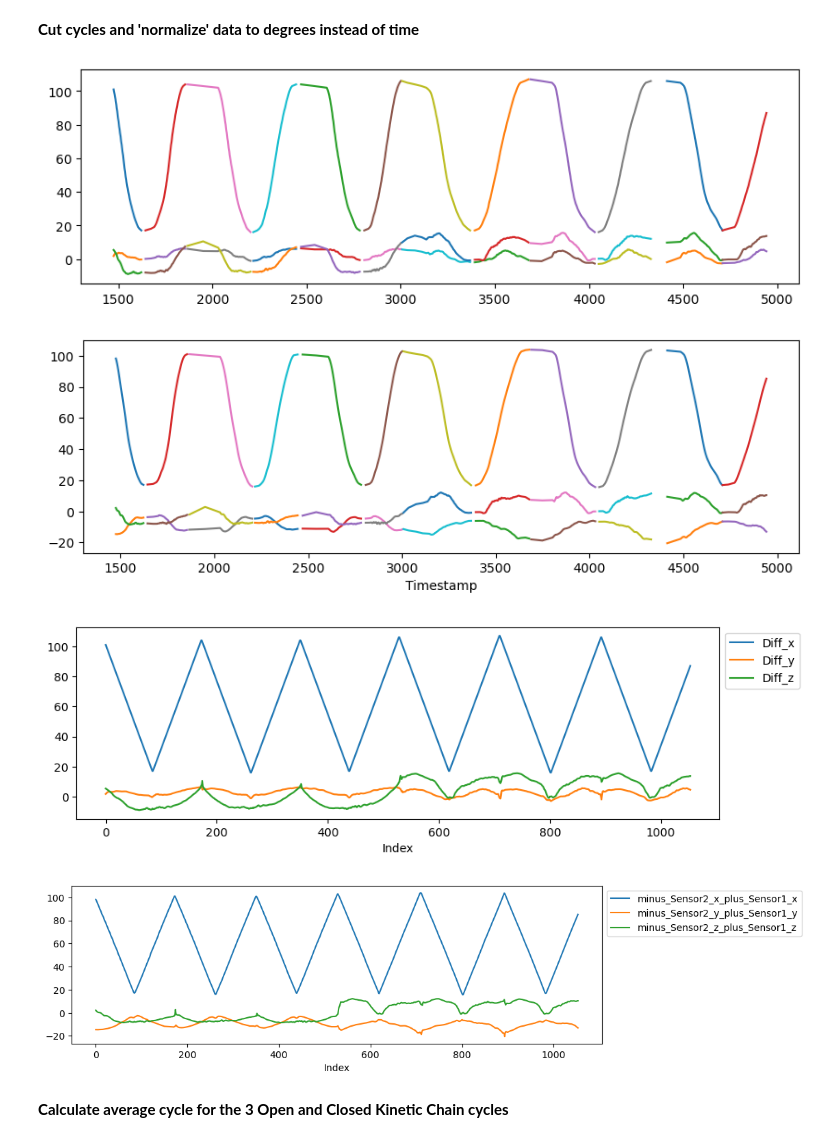
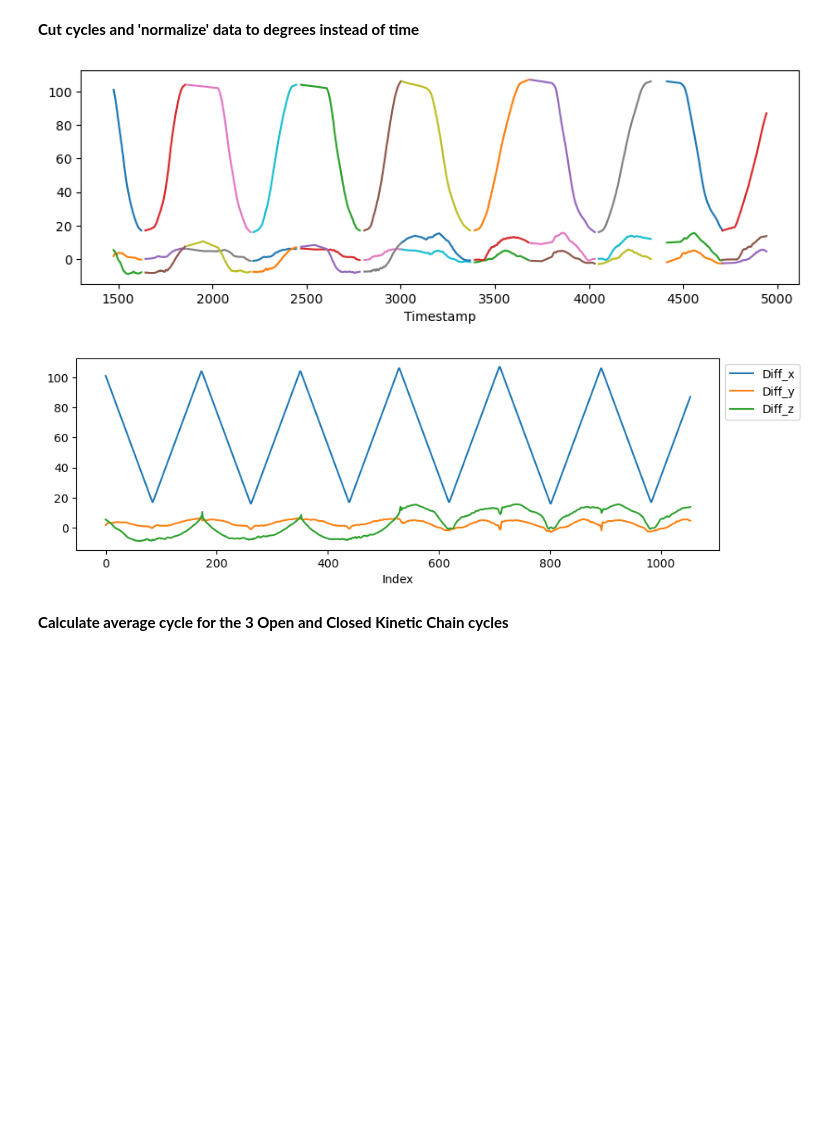
Before and after one commit to nvanvlasselaer/Knee-kinematics, a Jupyter notebook: kneekinematics.ipynb, the cells around one changed output. Cells and saved outputs as stored; diff of their text form; code cells hidden in the pictures; blank space fills up the shorter version.

```diff
--- a/kneekinematics.ipynb
+++ b/kneekinematics.ipynb
@@ -283,6 +284,11 @@ converted_data['Diff_y'] = converted_data['Diff_y'] - extension_baseline['Diff_y
 converted_data['Diff_z'] = converted_data['Diff_z'] - extension_baseline['Diff_z']
 converted_data['Degrees_x'] = converted_data['Degrees_x'] - extension_baseline['Diff_x']
 
+
+# Subtract the mean of snapshot from minusSensor1_plus_Sensor2
+converted_data['minus_Sensor1_x_plus_Sensor2_x'] = converted_data['minus_Sensor1_x_plus_Sensor2_x'] - extension_baseline['minus_Sensor1_x_plus_Sensor2_x']
+converted_data['minus_Sensor1_y_plus_Sensor2_y'] = converted_data['minus_Sensor1_y_plus_Sensor2_y'] - extension_baseline['minus_Sensor1_y_plus_Sensor2_y']
+converted_data['minus_Sensor1_z_plus_Sensor2_z'] = converted_data['minus_Sensor1_z_plus_Sensor2_z'] - extension_baseline['minus_Sensor1_z_plus_Sensor2_z']
 # Subtract the mean of snapshot from minusSensor2_plus_Sensor1
 converted_data['minus_Sensor2_x_plus_Sensor1_x'] = converted_data['minus_Sensor2_x_plus_Sensor1_x'] - extension_baseline['minus_Sensor2_x_plus_Sensor1_x']
 converted_data['minus_Sensor2_y_plus_Sensor1_y'] = converted_data['minus_Sensor2_y_plus_Sensor1_y'] - extension_baseline['minus_Sensor2_y_plus_Sensor1_y']
@@ -292,6 +298,17 @@ converted_data['minus_Sensor2_z_plus_Sensor1_z'] = converted_data['minus_Sensor2
 calibrated_data = converted_data
 
 flexion_baseline = calibrated_data
+
+# plot minus_Sensor1_plus_Sensor2
+plt.figure(figsize=(10, 3))
+calibrated_data['minus_Sensor1_x_plus_Sensor2_x'].plot()
+calibrated_data['minus_Sensor1_y_plus_Sensor2_y'].plot()
+calibrated_data['minus_Sensor1_z_plus_Sensor2_z'].plot()
+plt.legend(bbox_to_anchor=(1, 1), loc='upper left')
+plt.grid()
+plt.title('minus_Sensor1_plus_Sensor2')
+plt.xlabel('Time')
+plt.show()
 
 # plot minusSensor2_plus_Sensor1
 plt.figure(figsize=(10, 3))
@@ -522,49 +540,53 @@ degree_averaged_dfs = []
 for df_cut in cut_dataframes:
     # Group by the 'Degrees_x' column and calculate the average for each group
     degree_averaged_df = df_cut.groupby('Degrees_x', sort=False).mean().reset_index()
     degree_averaged_dfs.append(degree_averaged_df)
 
 plt.figure(figsize=(10, 3))
 # Plot the averaged dataframes
 for i, df_avg in enumerate(degree_averaged_dfs):
     plt.plot(df_avg['timestamp'], df_avg['Diff_x'], label=f"Averaged DataFrame {i+1}")
     plt.plot(df_avg['timestamp'], df_avg['Diff_y'], label=f"Averaged DataFrame {i+1}")
     plt.plot(df_avg['timestamp'], df_avg['Diff_z'], label=f"Averaged DataFrame {i+1}")
 
-plt.figure(figsize=(10, 3))
-for i, df_avg in enumerate(degree_averaged_dfs):
-    plt.plot(df_avg['timestamp'], df_avg['minus_Sensor2_x_plus_Sensor1_x'], label=f"Averaged DataFrame {i+1}")
-    plt.plot(df_avg['timestamp'], df_avg['minus_Sensor2_y_plus_Sensor1_y'], label=f"Averaged DataFrame {i+1}")
-    plt.plot(df_avg['timestamp'], df_avg['minus_Sensor2_z_plus_Sensor1_z'], label=f"Averaged DataFrame {i+1}")
+# plt.figure(figsize=(10, 3))
+# for i, df_avg in enumerate(degree_averaged_dfs):
+#     plt.plot(df_avg['timestamp'], df_avg['minus_Sensor1_x_plus_Sensor2_x'], label=f"Averaged DataFrame {i+1}")
+#     plt.plot(df_avg['timestamp'], df_avg['minus_Sensor1_y_plus_Sensor2_y'], label=f"Averaged DataFrame {i+1}")
+#     plt.plot(df_avg['timestamp'], df_avg['minus_Sensor1_z_plus_Sensor2_z'], label=f"Averaged DataFrame {i+1}")
+
+# plt.figure(figsize=(10, 3))
+# for i, df_avg in enumerate(degree_averaged_dfs):
+#     plt.plot(df_avg['timestamp'], df_avg['minus_Sensor2_x_plus_Sensor1_x'], label=f"Averaged DataFrame {i+1}")
+#     plt.plot(df_avg['timestamp'], df_avg['minus_Sensor2_y_plus_Sensor1_y'], label=f"Averaged DataFrame {i+1}")
+#     plt.plot(df_avg['timestamp'], df_avg['minus_Sensor2_z_plus_Sensor1_z'], label=f"Averaged DataFrame {i+1}")
 
 plt.xlabel('Timestamp')
 # plt.legend(bbox_to_anchor=(1.05, 1), loc='upper left')
 plt.show()
 
 # Concatenate the averaged dataframes
 degree_data = pd.concat(degree_averaged_dfs, ignore_index=True)
 
 # Plot the concatenated averaged dataframes
 plt.figure(figsize=(10, 3))
 plt.plot(degree_data.index, degree_data['Diff_x'], label='Diff_x')
 plt.plot(degree_data.index, degree_data['Diff_y'], label='Diff_y')
 plt.plot(degree_data.index, degree_data['Diff_z'], label='Diff_z')
 plt.xlabel('Index')
 plt.legend(bbox_to_anchor=(1, 1), loc='upper left')
 plt.show()
 
-plt.figure(figsize=(10, 3))
-plt.plot(degree_data.index, degree_data['minus_Sensor2_x_plus_Sensor1_x'], label='minus_Sensor2_x_plus_Sensor1_x')
-plt.plot(degree_data.index, degree_data['minus_Sensor2_y_plus_Sensor1_y'], label='minus_Sensor2_y_plus_Sensor1_y')
-plt.plot(degree_data.index, degree_data['minus_Sensor2_z_plus_Sensor1_z'], label='minus_Sensor2_z_plus_Sensor1_z')
-plt.xlabel('Index')
-plt.legend(bbox_to_anchor=(1, 1), loc='upper left')
-plt.show()
+# plt.figure(figsize=(10, 3))
+# plt.plot(degree_data.index, degree_data['minus_Sensor2_x_plus_Sensor1_x'], label='minus_Sensor2_x_plus_Sensor1_x')
+# plt.plot(degree_data.index, degree_data['minus_Sensor2_y_plus_Sensor1_y'], label='minus_Sensor2_y_plus_Sensor1_y')
+# plt.plot(degree_data.index, degree_data['minus_Sensor2_z_plus_Sensor1_z'], label='minus_Sensor2_z_plus_Sensor1_z')
+# plt.xlabel('Index')
+# plt.legend(bbox_to_anchor=(1, 1), loc='upper left')
+# plt.show()
 # %% [output]
-[figure, old version]
+[figure, new version]
-[figure, old version]
+[figure, new version]
-[figure, removed]
-[figure, removed]
 # %% [markdown]
 **Calculate average cycle for the 3 Open and Closed Kinetic Chain cycles**
 # %%
```
Also changed, not shown: parts of 7 cells of this notebook, 25 other files.
